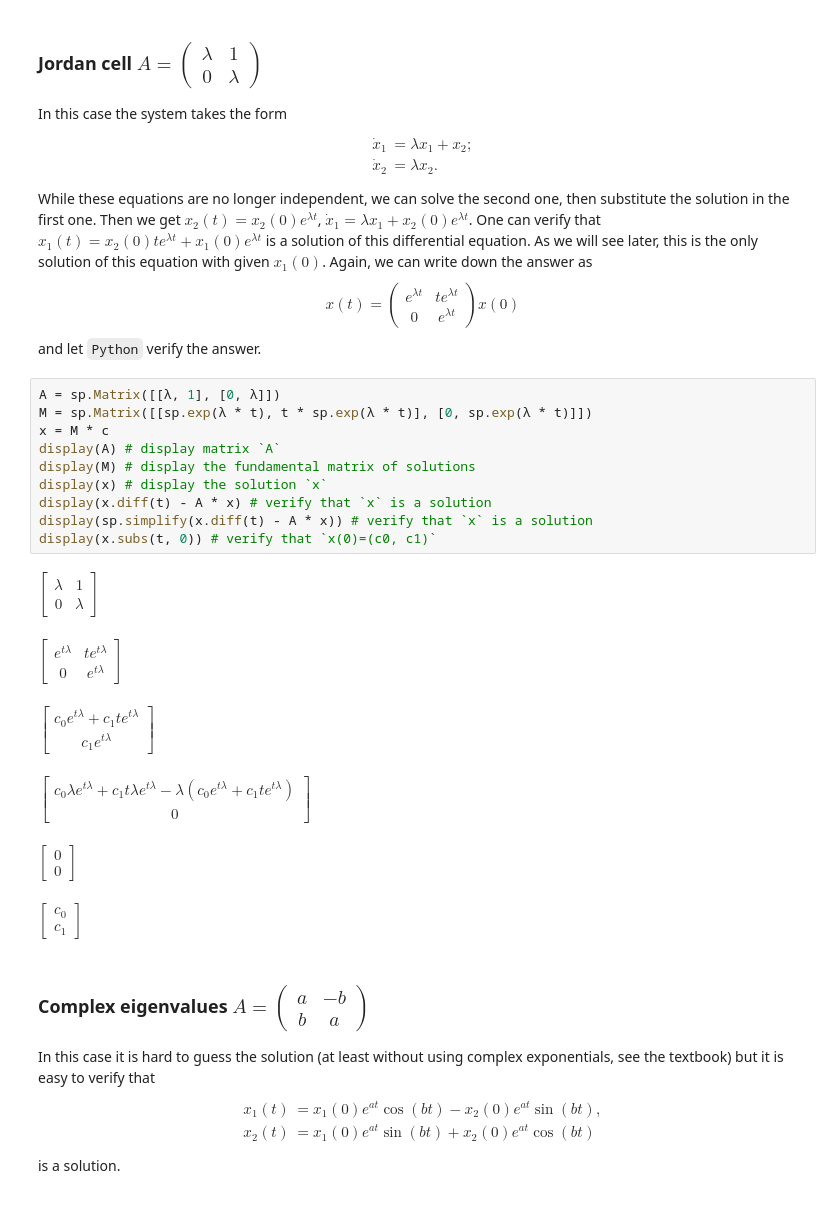
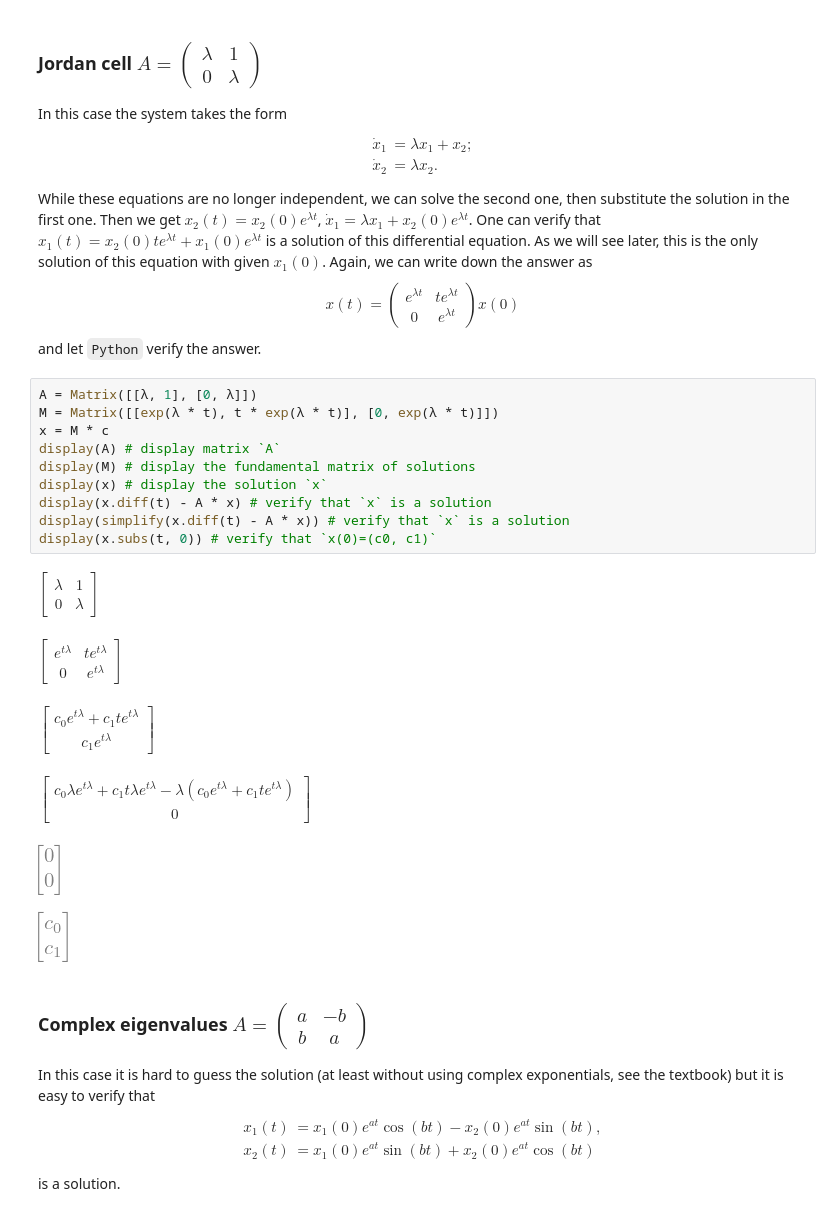
Before and after one commit to urkud/mat332-notebooks, a Jupyter notebook: Linear_ODEs.ipynb, the cells around one changed output. Drawn from its saved outputs; the diff is of its cells as text.

```diff
--- a/Linear_ODEs.ipynb
+++ b/Linear_ODEs.ipynb
@@ -91,22 +89,22 @@ x(t)=\begin{pmatrix}e^{\lambda t}&te^{\lambda t}\\0&e^{\lambda t}\end{pmatrix}x(
 $$
 and let `Python` verify the answer.
 # %%
-A = sp.Matrix([[λ, 1], [0, λ]])
-M = sp.Matrix([[sp.exp(λ * t), t * sp.exp(λ * t)], [0, sp.exp(λ * t)]])
+A = Matrix([[λ, 1], [0, λ]])
+M = Matrix([[exp(λ * t), t * exp(λ * t)], [0, exp(λ * t)]])
 x = M * c
 display(A) # display matrix `A`
 display(M) # display the fundamental matrix of solutions
 display(x) # display the solution `x`
 display(x.diff(t) - A * x) # verify that `x` is a solution
-display(sp.simplify(x.diff(t) - A * x)) # verify that `x` is a solution
+display(simplify(x.diff(t) - A * x)) # verify that `x` is a solution
 display(x.subs(t, 0)) # verify that `x(0)=(c0, c1)`
 # %% [output]
 $\displaystyle \left[\begin{matrix}λ & 1\\0 & λ\end{matrix}\right]$
 $\displaystyle \left[\begin{matrix}e^{t λ} & t e^{t λ}\\0 & e^{t λ}\end{matrix}\right]$
 $\displaystyle \left[\begin{matrix}c_{0} e^{t λ} + c_{1} t e^{t λ}\\c_{1} e^{t λ}\end{matrix}\right]$
 $\displaystyle \left[\begin{matrix}c_{0} λ e^{t λ} + c_{1} t λ e^{t λ} - λ \left(c_{0} e^{t λ} + c_{1} t e^{t λ}\right)\\0\end{matrix}\right]$
-$\displaystyle \left[\begin{matrix}0\\0\end{matrix}\right]$
-$\displaystyle \left[\begin{matrix}c_{0}\\c_{1}\end{matrix}\right]$
+[figure, added]
+[figure, added]
 # %% [markdown]
 ### Complex eigenvalues $A=\begin{pmatrix}a&-b\\b&a\end{pmatrix}$
 
```
Also changed, not shown: parts of 5 cells of this notebook, 4 other files.
